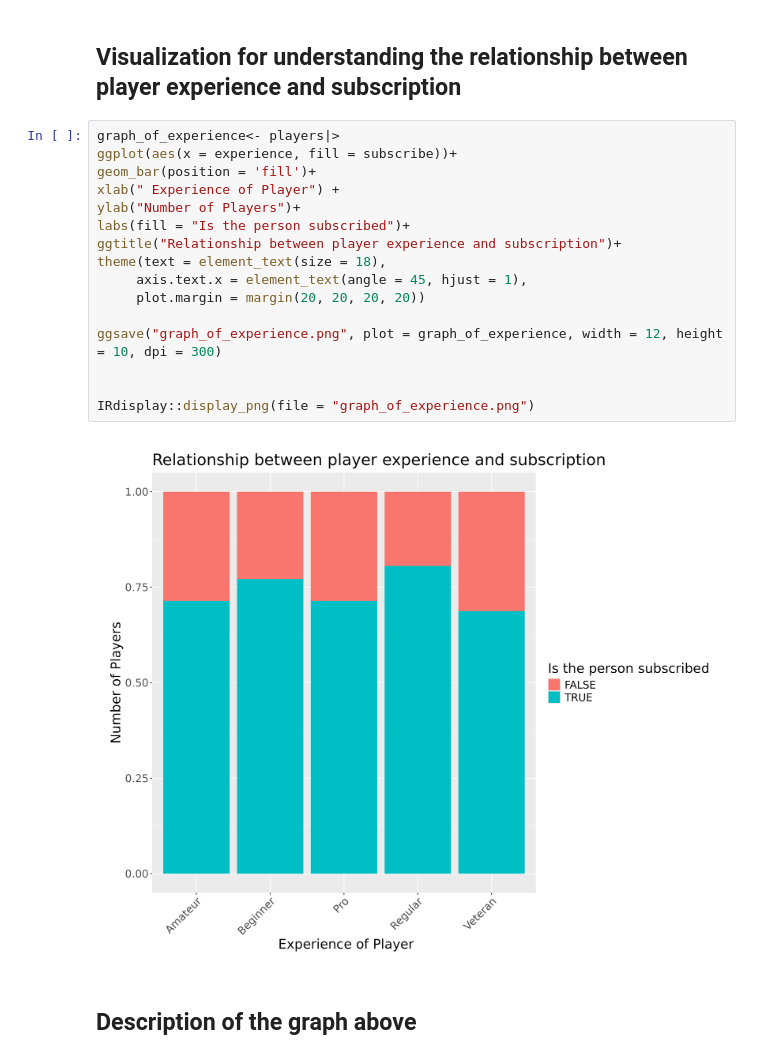
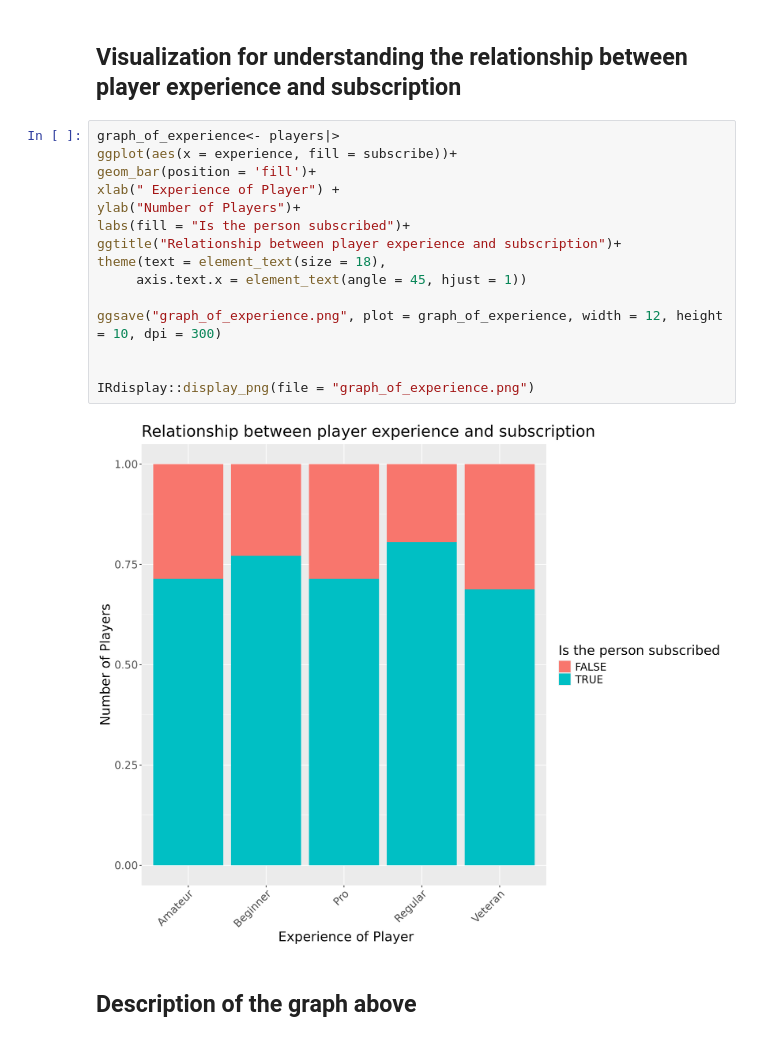
Before and after one commit to Jvantunen/DSCI_minecraft_project_group2, a Jupyter notebook: DSCI_individual_progect_Group_2.ipynb, the cells around one changed output. Saved outputs shown, nothing was run; the diff lists cells and outputs as text.

Commit message:
removed the margins from graph 2

```diff
--- a/DSCI_individual_progect_Group_2.ipynb
+++ b/DSCI_individual_progect_Group_2.ipynb
@@ -244,21 +244,20 @@ The graph above shows the relationship between age and subscription. Since I am
 # %%
 graph_of_experience<- players|>
 ggplot(aes(x = experience, fill = subscribe))+
 geom_bar(position = 'fill')+
 xlab(" Experience of Player") +
 ylab("Number of Players")+
 labs(fill = "Is the person subscribed")+
 ggtitle("Relationship between player experience and subscription")+
 theme(text = element_text(size = 18),
-     axis.text.x = element_text(angle = 45, hjust = 1),
-     plot.margin = margin(20, 20, 20, 20))
+     axis.text.x = element_text(angle = 45, hjust = 1))
 
 ggsave("graph_of_experience.png", plot = graph_of_experience, width = 12, height = 10, dpi = 300)
 
 
 IRdisplay::display_png(file = "graph_of_experience.png")
 # %% [output]
-[figure, old version]
+[figure, new version]
 # %% [markdown]
 ## Description of the graph above
 # %%
```
